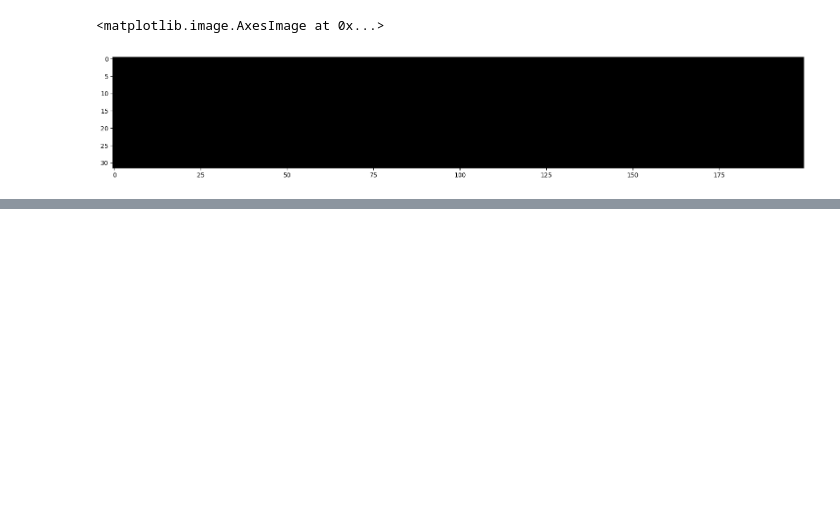
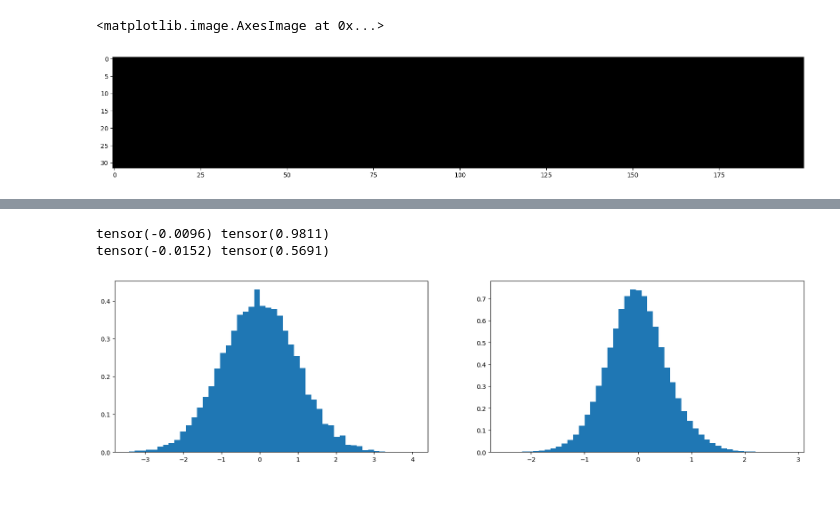
Before and after one commit to jcentner/makemore-repro, a Jupyter notebook: 02_MLP2.ipynb, the cells around one changed output, grey strips where cells are left out. Cells and saved outputs as stored; diff of their text form; code cells hidden in the pictures; blank space fills up the shorter version.

Commit message:
kaiming init

```diff
--- a/02_MLP2.ipynb
+++ b/02_MLP2.ipynb
@@ -407,2 +441,25 @@ plt.imshow(h.abs() > 0.99, cmap='gray', interpolation='nearest') # completely bl
+# %%
+# calculating the init scale: kaiming init
+# problem: matrix mult expands variance at each layer
+# how do we initialize weights so that deep multilayer perceptrons have well-behaved activations through the layers?
+# Kaiming He: https://arxiv.org/abs/1502.01852
+
+x = torch.randn(1000, 10)
+w = torch.rand(10, 200) * (1/np.sqrt(10))  # kaiming init scale: divide by sqrt of the fan-in (input size)
+y = x @ w
+print(x.mean(), x.std())
+print(y.mean(), y.std())
+
+plt.figure(figsize=(20,5))
+plt.subplot(121)
+plt.hist(x.view(-1).tolist(), 50, density=True);
+plt.subplot(122)
+plt.hist(y.view(-1).tolist(), 50, density=True);
+
+# now the output Gaussian y has the same standard deviation of 1 as x
+# %% [output]
+tensor(-0.0096) tensor(0.9811)
+tensor(-0.0152) tensor(0.5691)
+[figure, added]
 # %% [markdown]
 ####
```
Also changed, not shown: parts of 6 cells of this notebook, 1 other file.
